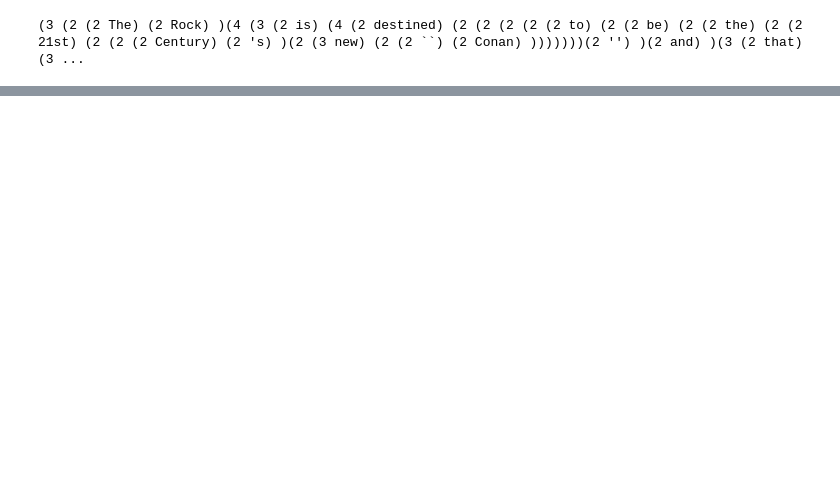
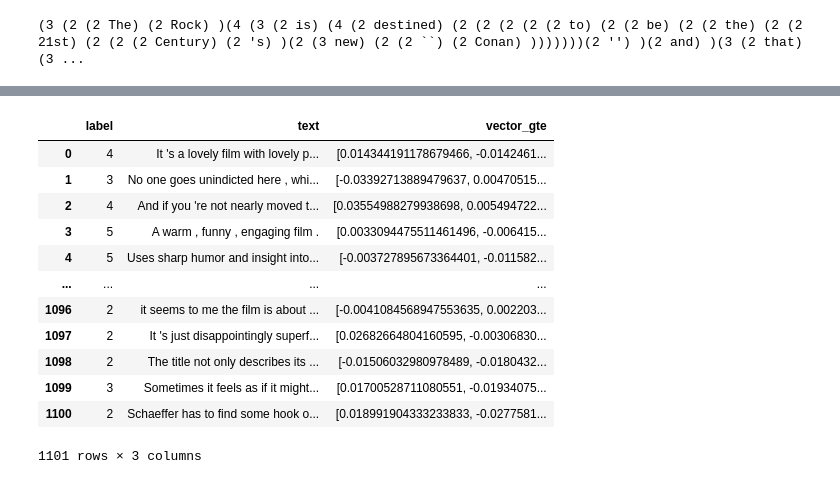
Before and after one commit to dhk628/erdos-deeplearning-sentimentanalysis, a Jupyter notebook: codes/gil/SST-5.ipynb, the cells around one changed output, grey strips where cells are left out. Saved outputs shown, nothing was run; the diff lists cells and outputs as text; code cells hidden in the pictures; blank space fills up the shorter version.

```diff
--- a/codes/gil/SST-5.ipynb
+++ b/codes/gil/SST-5.ipynb
@@ -47,0 +61,4 @@ df_train
+# %%
+df_dev = pd.read_csv("sst_dev.txt", sep="\t", header=None, names=['label','text'], encoding='latin-1')
+df_dev['label'] = df_dev['label'].str.replace("__label__","")
+df_dev
@@ -88 +135,18 @@ df_val['vector'] = df_val['text'].progress_apply(get_sentence_embedding)
+# %%
+df_dev['vector_gte'] = df_dev['text'].progress_apply(lambda x: get_sentence_embedding(x, gte_model))
+df_dev
+# %% [output]
+|  | label | text | vector_gte |
+| 0 | 4 | It 's a lovely film with lovely p... | [0.014344191178679466, -0.0142461... |
+| 1 | 3 | No one goes unindicted here , whi... | [-0.03392713889479637, 0.00470515... |
+| 2 | 4 | And if you 're not nearly moved t... | [0.03554988279938698, 0.005494722... |
+| 3 | 5 | A warm , funny , engaging film . | [0.0033094475511461496, -0.006415... |
+| 4 | 5 | Uses sharp humor and insight into... | [-0.003727895673364401, -0.011582... |
+| ... | ... | ... | ... |
+| 1096 | 2 | it seems to me the film is about ... | [-0.0041084568947553635, 0.002203... |
+| 1097 | 2 | It 's just disappointingly superf... | [0.02682664804160595, -0.00306830... |
+| 1098 | 2 | The title not only describes its ... | [-0.01506032980978489, -0.0180432... |
+| 1099 | 3 | Sometimes it feels as if it might... | [0.01700528711080551, -0.01934075... |
+| 1100 | 2 | Schaeffer has to find some hook o... | [0.018991904333233833, -0.0277581... |
+1101 rows × 3 columns
 # %%
```
Also changed, not shown: parts of 56 cells of this notebook.
